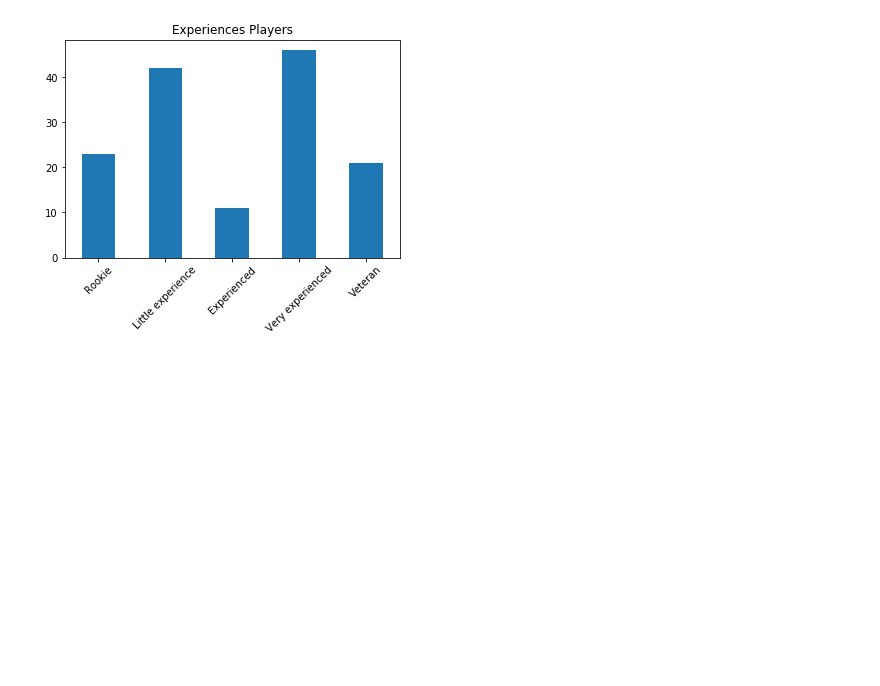
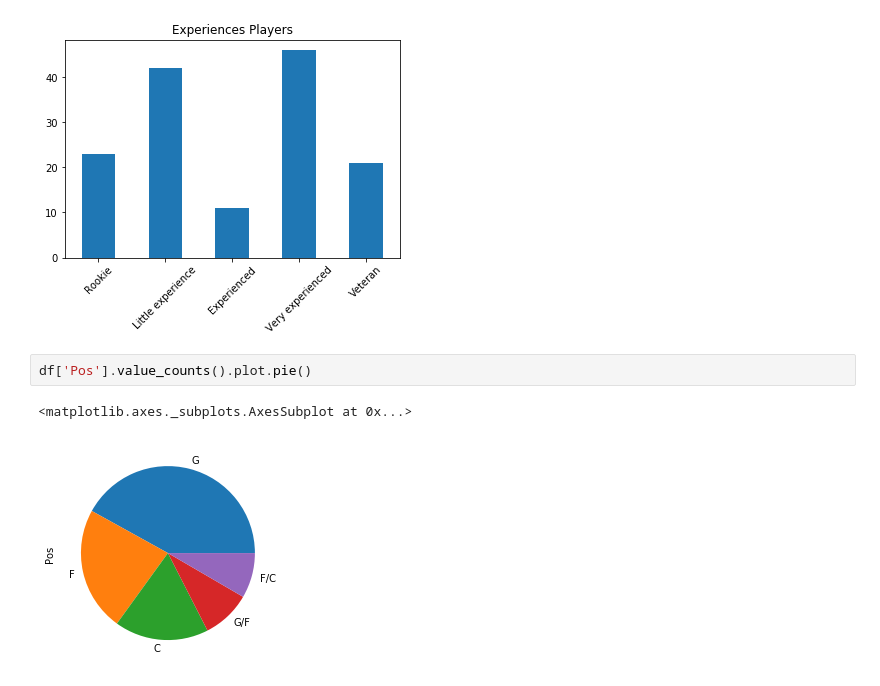
Before and after one commit to dnlsyfq/py_statistics, a Jupyter notebook: StatisticsChap3.ipynb, the cells around one changed output. Drawn from its saved outputs; the diff is of its cells as text; blank space fills up the shorter version.

```diff
--- a/StatisticsChap3.ipynb
+++ b/StatisticsChap3.ipynb
@@ -48,3 +51,8 @@ plot.bar(title='Experiences Players',rot=45)
 # %% [output]
 <matplotlib.axes._subplots.AxesSubplot at 0x...>
 [figure]
+# %%
+df['Pos'].value_counts().plot.pie()
+# %% [output]
+<matplotlib.axes._subplots.AxesSubplot at 0x...>
+[figure, added]
```
Also changed, not shown: parts of 14 cells of this notebook.
